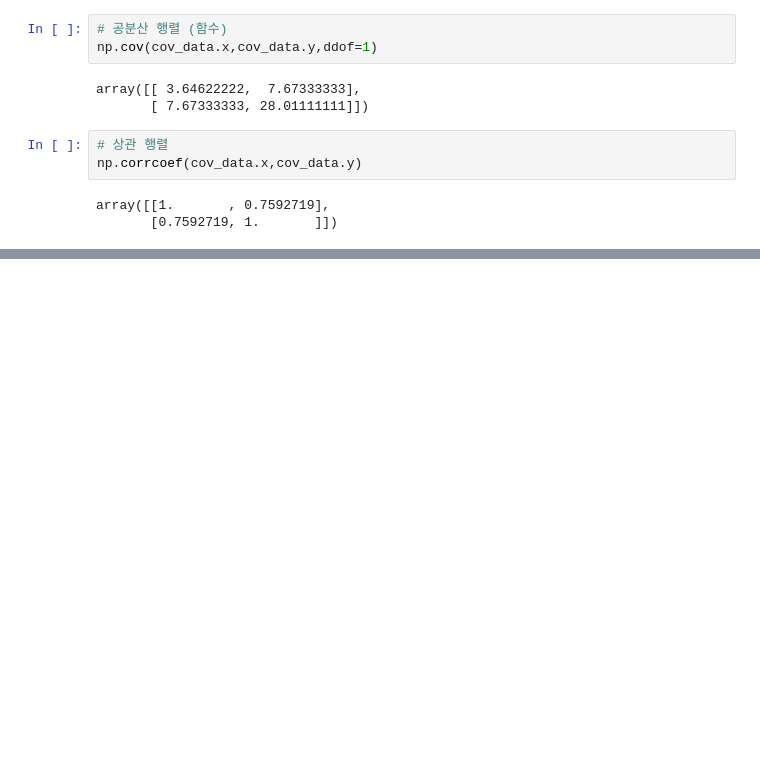
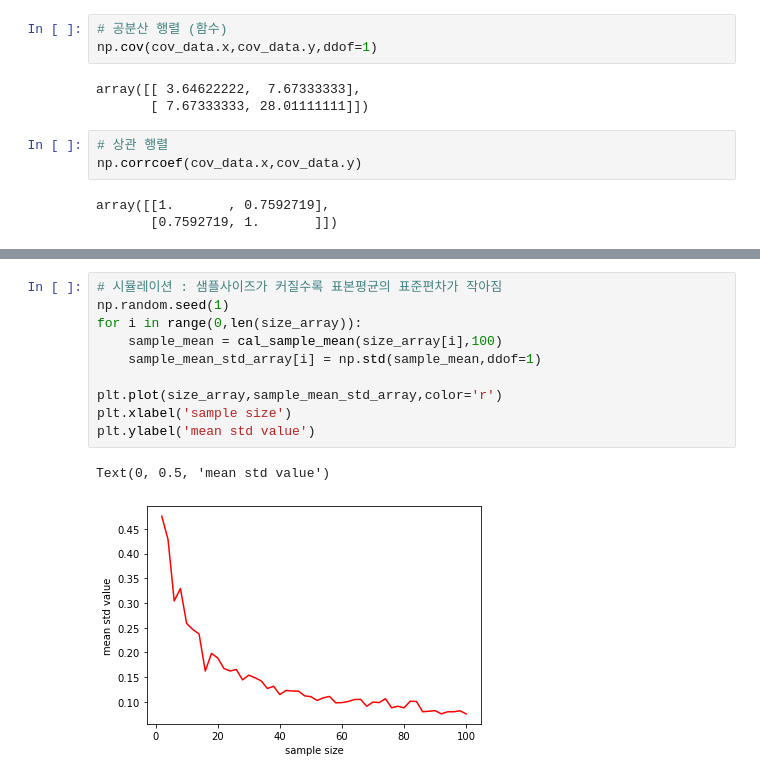
Before and after one commit to InChil2/Mac, a Jupyter notebook: stat/stat1.ipynb, the cells around one changed output, grey strips where cells are left out. Drawn from its saved outputs; the diff is of its cells as text; blank space fills up the shorter version.

```diff
--- a/stat/stat1.ipynb
+++ b/stat/stat1.ipynb
@@ -191,0 +345,13 @@ array([[1.       , 0.7592719],
+# %%
+# 시뮬레이션 : 샘플사이즈가 커질수록 표본평균의 표준편차가 작아짐
+np.random.seed(1)
+for i in range(0,len(size_array)):
+    sample_mean = cal_sample_mean(size_array[i],100)
+    sample_mean_std_array[i] = np.std(sample_mean,ddof=1)
+
+plt.plot(size_array,sample_mean_std_array,color='r')
+plt.xlabel('sample size')
+plt.ylabel('mean std value')
+# %% [output]
+Text(0, 0.5, 'mean std value')
+[figure, added]
```
Also changed, not shown: parts of 43 cells of this notebook, 2 other files.
